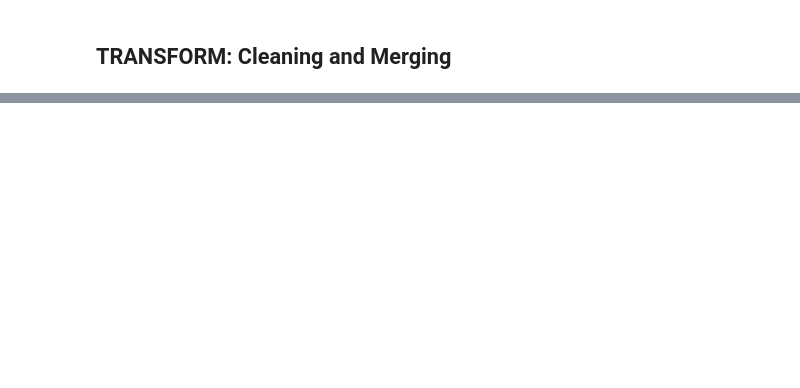
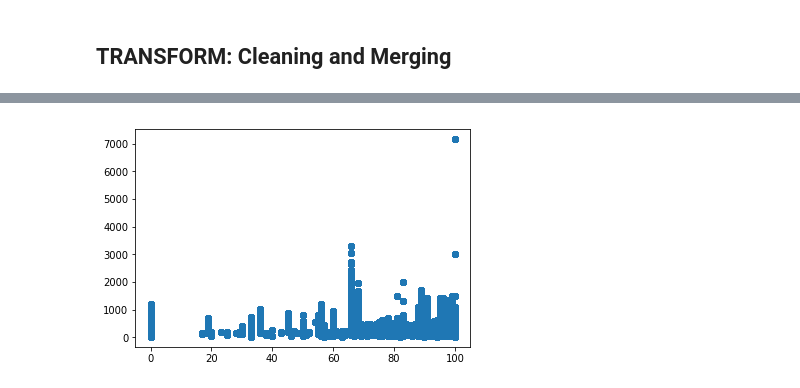
Before and after one commit to pganorka1/ETL_Project, a Jupyter notebook: project2.ipynb, the cells around one changed output, grey strips where cells are left out. Saved outputs shown, nothing was run; the diff lists cells and outputs as text; code cells hidden in the pictures; blank space fills up the shorter version.

```diff
--- a/project2.ipynb
+++ b/project2.ipynb
@@ -379,0 +281,3 @@ NameError: name 'df' is not defined
+# %%
+# Replace the blanks with average of the rest of the values which is 95%
+mergealr_table['host_response_rate(%)'] = mergealr_table['host_response_rate(%)'].fillna(95)
@@ -379,0 +305,16 @@ NameError: name 'df' is not defined
+# %%
+#Change or strip the % as a float type for host_acceptance_rate(%) and host_response_rate(%)
+mergealr_table['host_acceptance_rate(%)'] = mergealr_table['host_acceptance_rate(%)'].str.rstrip('%').astype('float')
+# %%
+#mergealr_table['price_x($)'] = mergealr_table['price_x($)'].str.rstrip('$').astype('float')
+mergealr_table['price_x($)'] = mergealr_table['price_x($)'].str.replace('$', '')
+mergealr_table['price_x($)'] = mergealr_table['price_x($)'].str.replace(',', '')
+# %%
+mergealr_table['price_x($)'] = mergealr_table['price_x($)'].astype('float')
+# %%
+price=mergealr_table['price_x($)']
+host_acceptance_rate=mergealr_table['host_acceptance_rate(%)']
+plt.scatter(host_acceptance_rate, price)
+plt.show()
+# %% [output]
+[figure, added]
```
Also changed, not shown: parts of 61 cells of this notebook.
